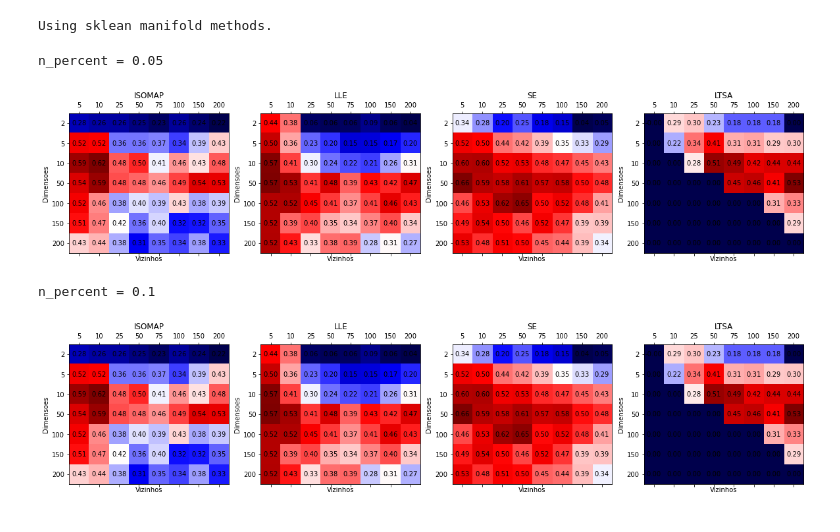
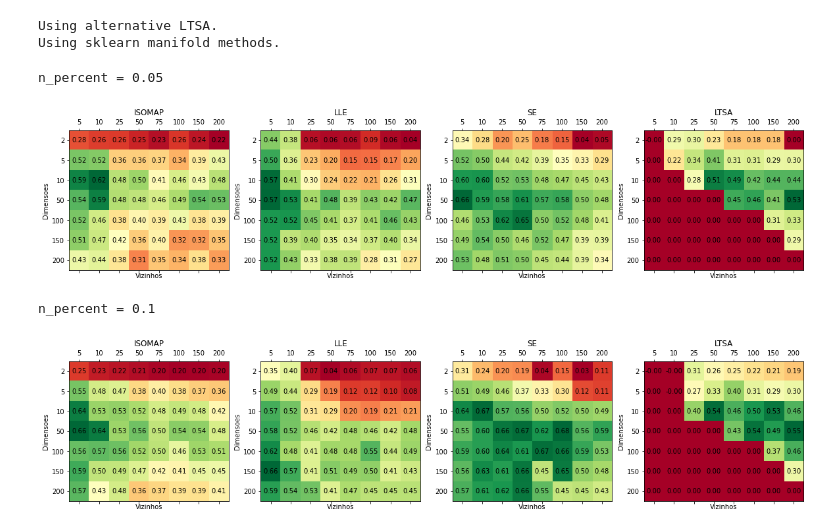
Before and after one commit to MarcoGrivol/Manifold-Learning, a Jupyter notebook: MNIST Restuls.ipynb, the cells around one changed output. Saved outputs shown, nothing was run; the diff lists cells and outputs as text; code cells hidden in the pictures.

```diff
--- a/MNIST Restuls.ipynb
+++ b/MNIST Restuls.ipynb
@@ -7,20 +7,21 @@ import matplotlib.pyplot as plt
 methods = ['ISOMAP', 'LLE', 'SE', 'LTSA']
 neighbors = [5, 10, 25, 50, 75, 100, 150, 200]
 dimensions = [2, 5, 10, 50, 100, 150, 200]
-manifold = ManifoldHelper(megaman = False)
+manifold = ManifoldHelper()
 # %% [output]
-Using sklean manifold methods.
+Using alternative LTSA.
+Using sklearn manifold methods.
 # %%
-ari_results_8 = manifold.loadARI(methods, add='id_8')
+ari_results_05 = manifold.loadARI(methods, add='id_8')
 print("n_percent = 0.05")
-manifold.plot_ari_results(ari_results_8, neighbors, dimensions)
+manifold.plot_ari_results(ari_results_05, neighbors, dimensions)
 # %% [output]
 n_percent = 0.05
-[figure, old version]
+[figure, new version]
 # %%
-ari_results_7 = manifold.loadARI(methods, add='id_7')
+ari_results_10 = manifold.loadARI(methods, add='id_7')
 print("n_percent = 0.1")
-manifold.plot_ari_results(ari_results_8, neighbors, dimensions)
+manifold.plot_ari_results(ari_results_10, neighbors, dimensions)
 # %% [output]
 n_percent = 0.1
-[figure, old version]
+[figure, new version]
```
Also changed, not shown: parts of 7 cells of this notebook, 27 other files.
